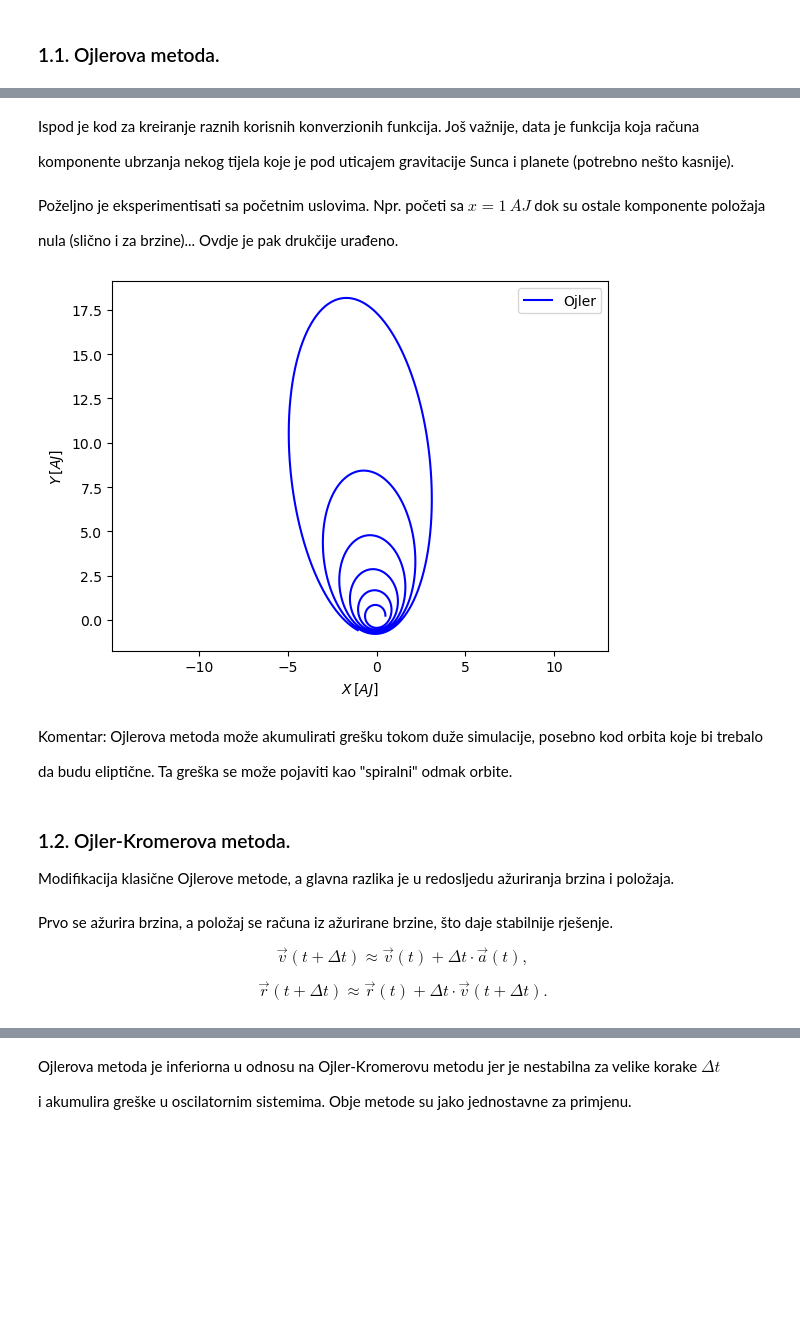
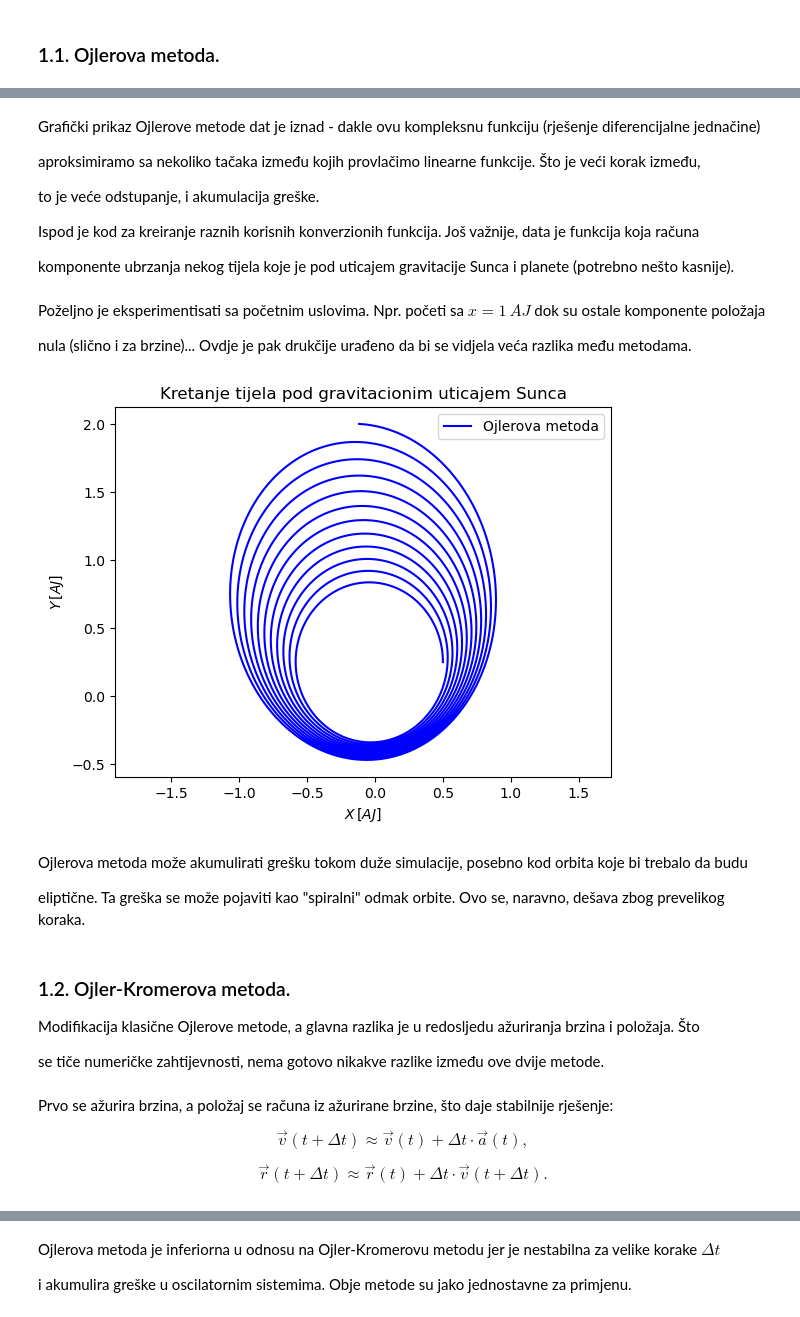
Before and after one commit to zorzeus/Numericke-metode-u-astronomiji, a Jupyter notebook: nma_07.ipynb, the cells around one changed output, grey strips where cells are left out. Drawn from its saved outputs; the diff is of its cells as text; code cells hidden in the pictures; blank space fills up the shorter version.

```diff
--- a/nma_07.ipynb
+++ b/nma_07.ipynb
@@ -39,4 +45,10 @@ su sile koje djeluju, kao i masa, te je moguće izračunati ubrzanje.
 # %% [markdown]
+Grafički prikaz Ojlerove metode dat je iznad - dakle ovu kompleksnu funkciju (rješenje diferencijalne jednačine)
+
+aproksimiramo sa nekoliko tačaka između kojih provlačimo linearne funkcije. Što je veći korak između,
+
+to je veće odstupanje, i akumulacija greške.
+
 Ispod je kod za kreiranje raznih korisnih konverzionih funkcija. Još važnije, data je funkcija koja računa
 
 komponente ubrzanja nekog tijela koje je pod uticajem gravitacije Sunca i planete (potrebno nešto kasnije).
@@ -86,60 +98,63 @@ au = 149597870700.
 # %% [markdown]
 Poželjno je eksperimentisati sa početnim uslovima. Npr. početi sa $x=1\,AJ$ dok su ostale komponente položaja
 
-nula (slično i za brzine)... Ovdje je pak drukčije urađeno.
+nula (slično i za brzine)... Ovdje je pak drukčije urađeno da bi se vidjela veća razlika među metodama.
 # %%
 x = [au2m(0.5)] # početni položaji
 y = [au2m(0.25)]
 z = [0]
 
-vx = [0] # početne brzine
+vx = [0] # početne brzine [m/s]
 vy = [4e4]
 vz = [1e4]
 
-t = year2second(50) # parametri integracije
-dt = day2second(1)
+t = year2second(10) # parametri integracije
+dt = day2second(0.1)
 
 tt = 0
 
 while tt < t:
 
     r = np.sqrt(x[-1]**2 + y[-1]**2 + z[-1]**2) #trenutno heliocentrično rastojanje
 
     # komponente ubrzanja
     ax = -gm/r**3 * x[-1]
     ay = -gm/r**3 * y[-1]
     az = -gm/r**3 * z[-1]
 
     # koordinate
     x.append(x[-1] + vx[-1] * dt)
     y.append(y[-1] + vy[-1] * dt)
     z.append(z[-1] + vz[-1] * dt)
 
     # brzine
     vx.append(vx[-1] + ax * dt)
     vy.append(vy[-1] + ay * dt)
     vz.append(vz[-1] + az * dt)
 
     # vrijeme
     tt = tt + dt
 
-plt.plot(m2au(np.array(x)), m2au(np.array(y)),'b', label='Ojler')
+plt.plot(m2au(np.array(x)), m2au(np.array(y)),'b', label='Ojlerova metoda')
 plt.axis('equal')
 plt.xlabel(r'$X\,[AJ]$')
 plt.ylabel(r'$Y\,[AJ]$')
+plt.title('Kretanje tijela pod gravitacionim uticajem Sunca')
 plt.legend()
 plt.show()
 # %% [output]
-[figure, old version]
+[figure, new version]
 # %% [markdown]
-Komentar: Ojlerova metoda može akumulirati grešku tokom duže simulacije, posebno kod orbita koje bi trebalo
+Ojlerova metoda može akumulirati grešku tokom duže simulacije, posebno kod orbita koje bi trebalo da budu
 
-da budu eliptične. Ta greška se može pojaviti kao "spiralni" odmak orbite.
+eliptične. Ta greška se može pojaviti kao "spiralni" odmak orbite. Ovo se, naravno, dešava zbog prevelikog koraka.
 # %% [markdown]
 ### 1.2. Ojler-Kromerova metoda.
-Modifikacija klasične Ojlerove metode, a glavna razlika je u redosljedu ažuriranja brzina i položaja.
+Modifikacija klasične Ojlerove metode, a glavna razlika je u redosljedu ažuriranja brzina i položaja. Što
+
+se tiče numeričke zahtijevnosti, nema gotovo nikakve razlike između ove dvije metode.
 # %% [markdown]
-Prvo se ažurira brzina, a položaj se računa iz ažurirane brzine, što daje stabilnije rješenje.
+Prvo se ažurira brzina, a položaj se računa iz ažurirane brzine, što daje stabilnije rješenje:
 
 $$\vec{v}(t+\Delta t)\approx\vec{v}(t)+\Delta t\cdot\vec{a}(t),$$
 
```
Also changed, not shown: parts of 23 cells of this notebook, 1 other file.
